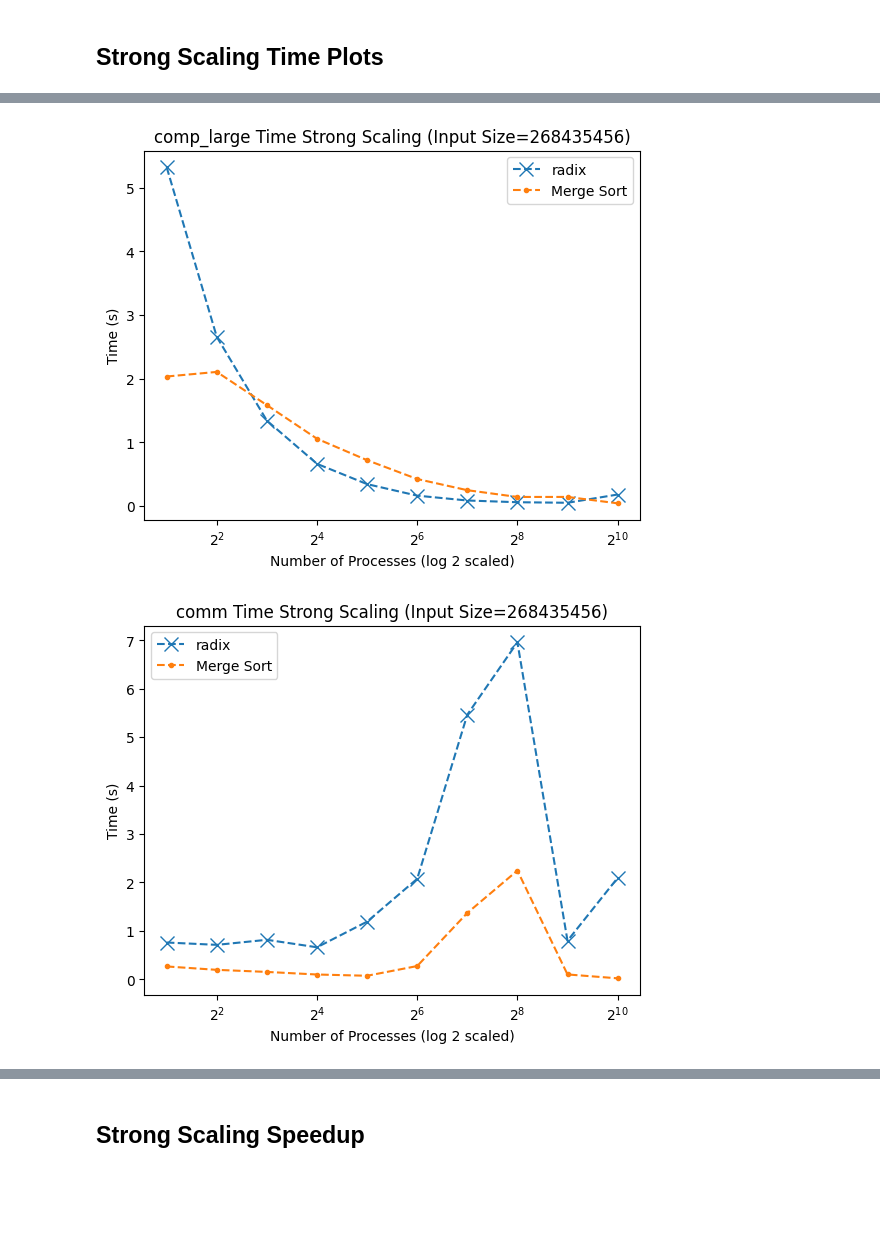
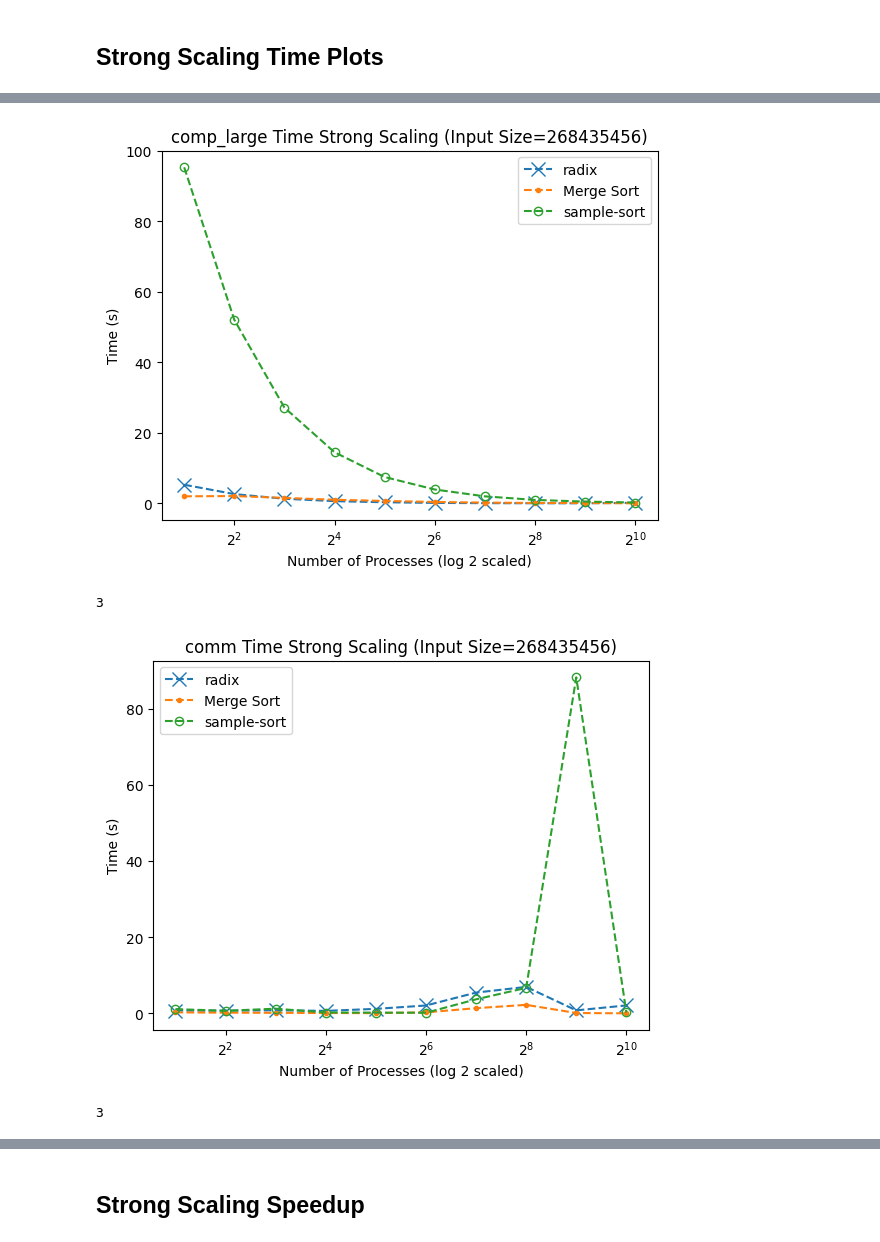
Before and after one commit to AdeebIsmail/parallel-algorithm-analysis, a Jupyter notebook: group-data-analysis.ipynb, the cells around one changed output, grey strips where cells are left out. Saved outputs shown, nothing was run; the diff lists cells and outputs as text; code cells hidden in the pictures; blank space fills up the shorter version.

```diff
--- a/group-data-analysis.ipynb
+++ b/group-data-analysis.ipynb
@@ -63,7 +57,7 @@ def plot_runtimes(x, ys, leg_labels, title, figname, inp_size):
     _, ax = plt.subplots()
     ax.plot(x, ys[0], 'x--', label=leg_labels[0], markersize=10)
     ax.plot(x, ys[1], '.--', label=leg_labels[1])
-    # ax.plot(x, ys[2], 'o--', label=leg_labels[2], fillstyle='none')
+    ax.plot(x, ys[2], 'o--', label=leg_labels[2], fillstyle='none')
     # ax.plot(x, ys[3], 'p--', label=leg_labels[3], fillstyle='none')
     ax.set_xscale('log', base=2)
     ax.set_xlabel(f"Number of Processes (log 2 scaled)")
@@ -83,7 +77,7 @@ data.dataframe = df
 sub_data = data.groupby([ "algorithm", "input_size", "num_procs", "input_type"])
 desired_size = 2**28
 num_procs = [2, 4, 8, 16, 32, 64, 128, 256, 512, 1024]
-algorithms = {"radix": [], "Merge Sort": []}
+algorithms = {"radix": [], "Merge Sort": [], "sample-sort" : []}
 
 ys_time = {node : deepcopy(algorithms) for node in node_strings}
 
@@ -95,15 +89,17 @@ for cols, thic in sub_data.items():
         sort_level = thic.dataframe.loc[node, "input_type"].values[0]
         inp_size = int(thic.dataframe.loc[node, "input_size"].values.flatten()[0])
         name = thic.dataframe.loc[node, "name"].values[0]
+        if sort_level == 'random':
+            sort_level = 2
         if (inp_size != desired_size or sort_level!=2):
             continue
+        print(algorithm)
         y_avg = float(thic.dataframe.loc[node, "Avg time/rank"].values.flatten()[0])
-
         ys_time[node_string][algorithm].append(y_avg)
 
 for node_string in node_strings:
     leg_labels = list(ys_time[node_string].keys())
     ys = list(ys_time[node_string].values())
-
+    print(len(ys))
     plot_runtimes(num_procs, ys, leg_labels, node_string, None, desired_size)
 # %% [output]
@@ -110,2 +123,4 @@ for node_string in node_strings:
-[figure, old version]
+[figure, new version]
+3
-[figure, old version]
+[figure, new version]
+3
```
Also changed, not shown: parts of 5 cells of this notebook.
